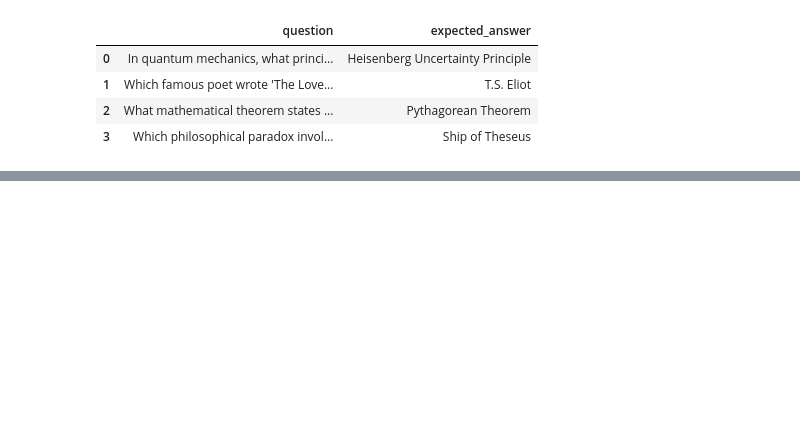
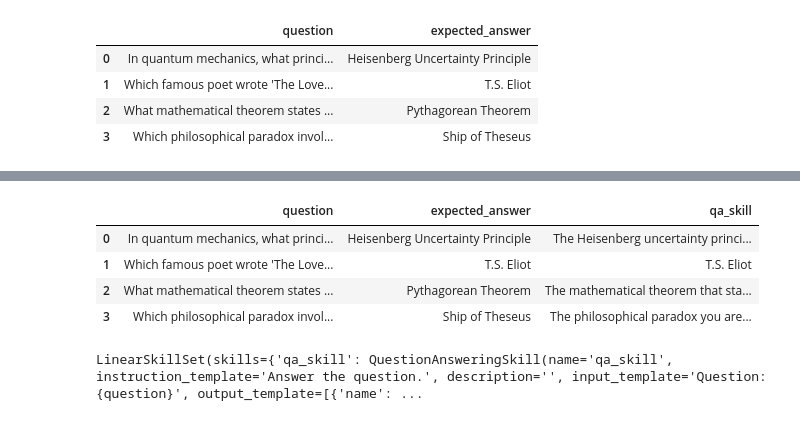
Before and after one commit to ngduyanhece/ally, a Jupyter notebook: examples/question_answering_skill_test.ipynb, the cells around one changed output, grey strips where cells are left out. Drawn from its saved outputs; the diff is of its cells as text; code cells hidden in the pictures; blank space fills up the shorter version.

```diff
--- a/examples/question_answering_skill_test.ipynb
+++ b/examples/question_answering_skill_test.ipynb
@@ -60,0 +72,13 @@ predictions = agent.skills.apply(dataset, runtime=runtime)
+# %%
+predictions
+# %% [output]
+|  | question | expected_answer | qa_skill |
+| 0 | In quantum mechanics, what princi... | Heisenberg Uncertainty Principle | The Heisenberg uncertainty princi... |
+| 1 | Which famous poet wrote 'The Love... | T.S. Eliot | T.S. Eliot |
+| 2 | What mathematical theorem states ... | Pythagorean Theorem | The mathematical theorem that sta... |
+| 3 | Which philosophical paradox invol... | Ship of Theseus | The philosophical paradox you are... |
+# %%
+from ally.utils.logs import print_text
+agent.skills
+# %% [output]
+LinearSkillSet(skills={'qa_skill': QuestionAnsweringSkill(name='qa_skill', instruction_template='Answer the question.', description='', input_template='Question: {question}', output_template=[{'name': ...
```
Also changed, not shown: parts of 1 cell of this notebook, 6 other files.
